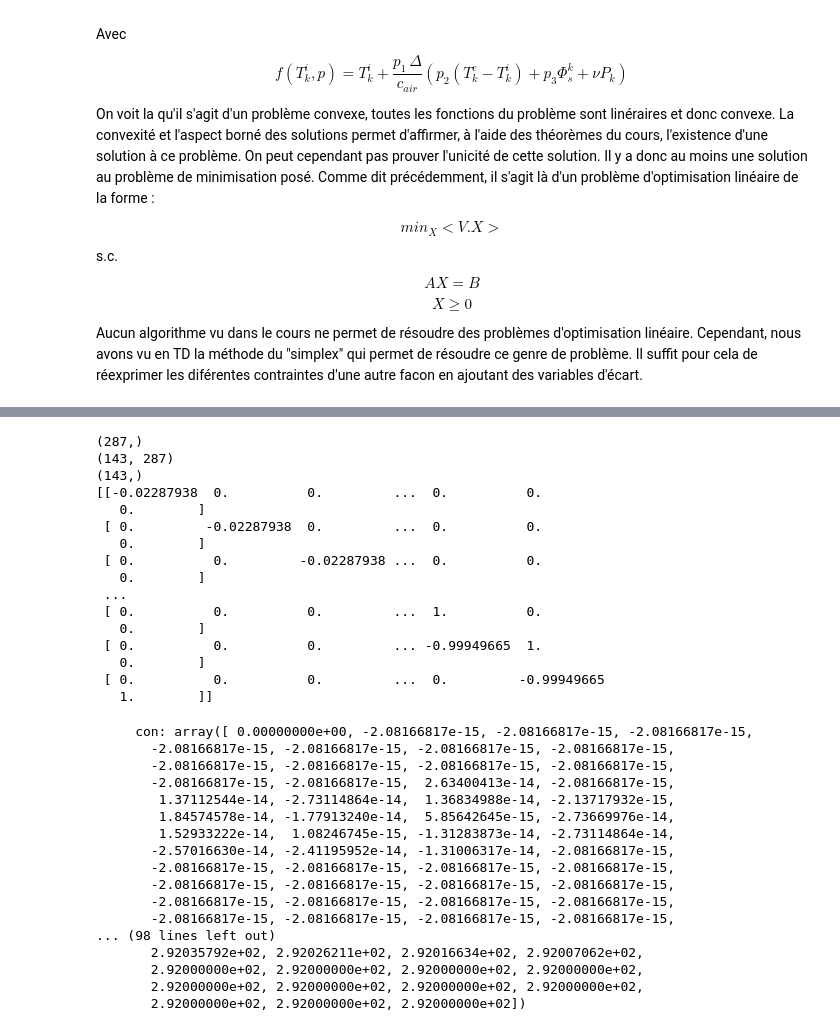
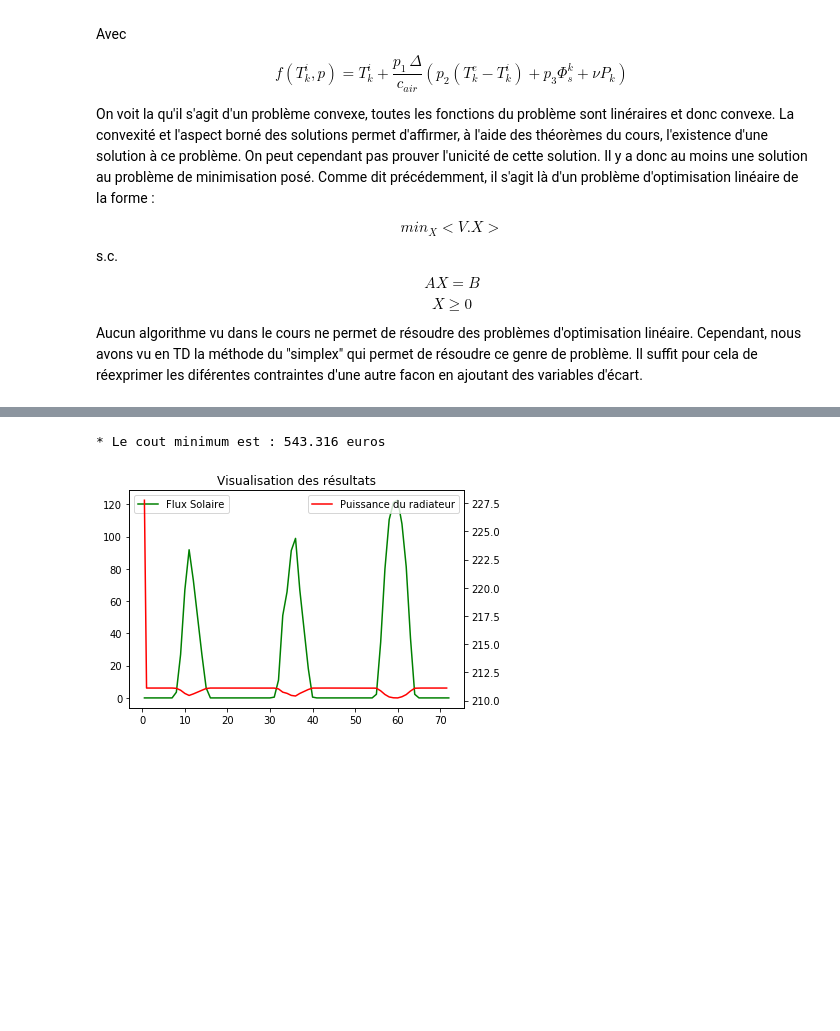
Before and after one commit to paplessix/proj_opti_S2, a Jupyter notebook: Projet Optim.ipynb, the cells around one changed output, grey strips where cells are left out. Drawn from its saved outputs; the diff is of its cells as text; code cells hidden in the pictures; blank space fills up the shorter version.

```diff
--- a/Projet Optim.ipynb
+++ b/Projet Optim.ipynb
@@ -59,18 +52,18 @@ print(heure[2]-heure[1])
 [figure]
 # %%
-import pdb
+#température extérieure constante
 
-prix_watt = 10.0
+prix_watt = 0.00001
 n=143
 p1 = 0.057473
-p2 = 0.022
+p2 = 10
 p3 = 0.006433
-nu = 1
-delta = 0.5
-c_air = 1.256
+nu = 0.9
+delta = 1800
+c_air = 1256
 temp_min = 19+273
 temp_max = 21+273
-puissance_max = 1000
+puissance_max = 1500
 a1 = (delta*p1)/c_air
 C = np.zeros(2*(n+1)-1)
 Te = np.zeros(n+1)
@@ -97,48 +90,32 @@ A = np.zeros([n,2*(n+1)-1])
 for i in range (n):
     A[i,i+n] = a1*p2-1
     A[i,i+n+1] = 1.0
-    A[i,i] = -nu*a1
+    A[i,i] = -(nu*a1)
 B=np.zeros(n)
 A[0,n] = 0.0
 for k in range(n):
     B[k] = a1*p2*Temp_ext[k] + a1*p3*Fluxsolaire[k]
 B[0] = B[0] + (1-a1*p2)*285
-print(C.shape)
-print(A.shape)
-print(B.shape)
-print (A)
-optimize.linprog(C, A_ub=None, b_ub=None, A_eq=A, b_eq=B, bounds=bounds, method='simplex', callback=None, options=None, x0=None)
+res = optimize.linprog(C, A_ub=None, b_ub=None, A_eq=A, b_eq=B, bounds=bounds, method='simplex', callback=None, options=None, x0=None)
+prix1 = delta*res.fun
+print("* Le cout minimum est : %.3f euros" % prix1)
 # %% [output]
-(287,)
-(143, 287)
-(143,)
-[[-0.02287938  0.          0.         ...  0.          0.
-   0.        ]
- [ 0.         -0.02287938  0.         ...  0.          0.
-   0.        ]
- [ 0.          0.         -0.02287938 ...  0.          0.
-   0.        ]
- ...
- [ 0.          0.          0.         ...  1.          0.
-   0.        ]
- [ 0.          0.          0.         ... -0.99949665  1.
-   0.        ]
- [ 0.          0.          0.         ...  0.         -0.99949665
-   1.        ]]
+* Le cout minimum est : 543.316 euros
-     con: array([ 0.00000000e+00, -2.08166817e-15, -2.08166817e-15, -2.08166817e-15,
-       -2.08166817e-15, -2.08166817e-15, -2.08166817e-15, -2.08166817e-15,
-       -2.08166817e-15, -2.08166817e-15, -2.08166817e-15, -2.08166817e-15,
-       -2.08166817e-15, -2.08166817e-15,  2.63400413e-14, -2.08166817e-15,
-        1.37112544e-14, -2.73114864e-14,  1.36834988e-14, -2.13717932e-15,
-        1.84574578e-14, -1.77913240e-14,  5.85642645e-15, -2.73669976e-14,
-        1.52933222e-14,  1.08246745e-15, -1.31283873e-14, -2.73114864e-14,
-       -2.57016630e-14, -2.41195952e-14, -1.31006317e-14, -2.08166817e-15,
-       -2.08166817e-15, -2.08166817e-15, -2.08166817e-15, -2.08166817e-15,
-       -2.08166817e-15, -2.08166817e-15, -2.08166817e-15, -2.08166817e-15,
-       -2.08166817e-15, -2.08166817e-15, -2.08166817e-15, -2.08166817e-15,
-       -2.08166817e-15, -2.08166817e-15, -2.08166817e-15, -2.08166817e-15,
-... (98 lines left out)
-       2.92035792e+02, 2.92026211e+02, 2.92016634e+02, 2.92007062e+02,
-       2.92000000e+02, 2.92000000e+02, 2.92000000e+02, 2.92000000e+02,
-       2.92000000e+02, 2.92000000e+02, 2.92000000e+02, 2.92000000e+02,
-       2.92000000e+02, 2.92000000e+02, 2.92000000e+02])
+# %%
+P1 = res.x[0:n+1]
+T1 = res.x[n+1:]
+T_final1 = [285]
+for loop in range(0,n):
+    T_final1.append(T[loop])
+fig, ax1 = plt.subplots()
+ax2 = plt.gca().twinx()
+ax2.plot(heure[0:n],P1[0:n], label = "Puissance du radiateur" ,color = "red")
+#ax1.plot(heure,T,label = 'Modèle')
+ax1.plot(heure,phi_sol, label = "Flux Solaire",color="green")
+
+ax1.legend()
+ax2.legend()
+plt.title('Visualisation des résultats')
+plt.show()
+# %% [output]
+[figure, added]
```
Also changed, not shown: parts of 9 cells of this notebook.
